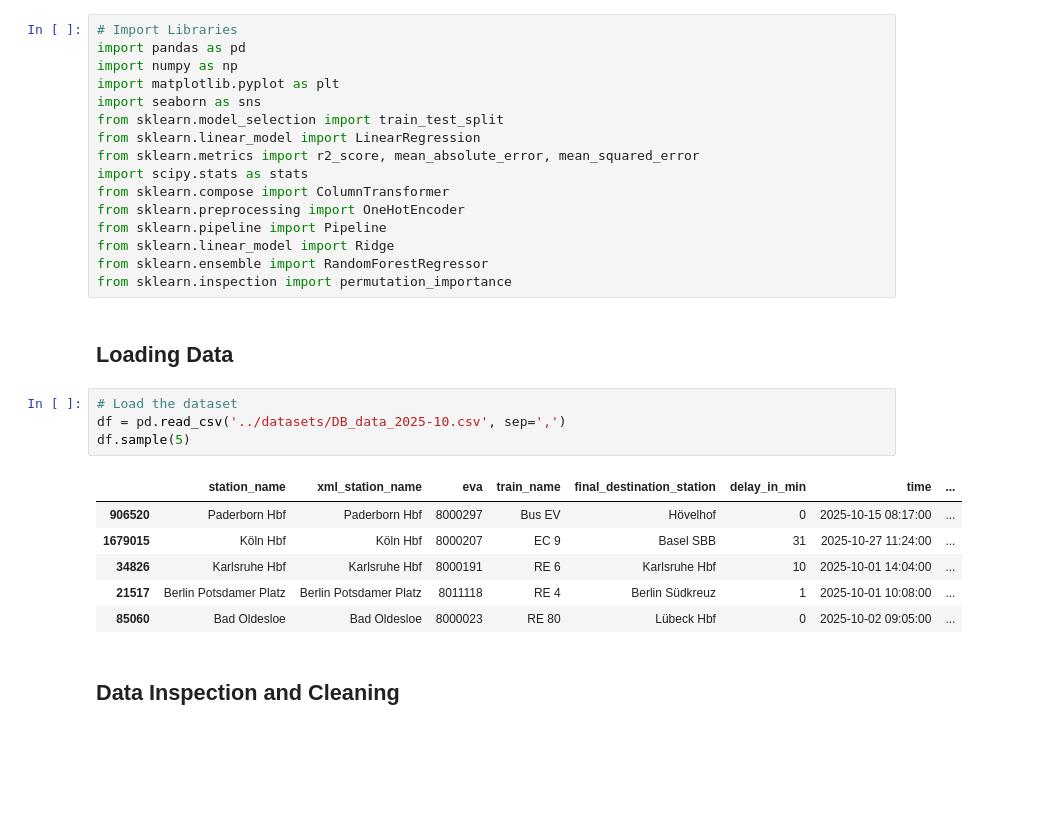
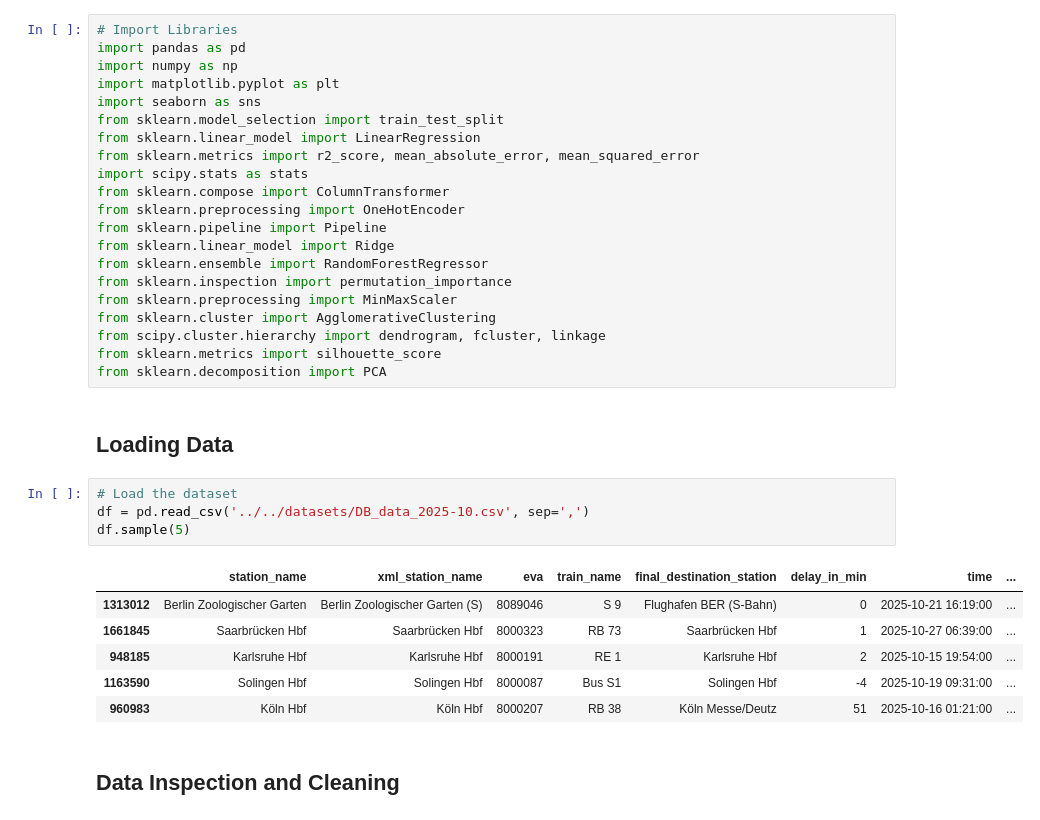
Before and after one commit to kellymegan/ASDA_2025_Group_2_Portfolio_, a Jupyter notebook: notebooks/exam_group2_notebook.ipynb, the cells around one changed output. Saved outputs shown, nothing was run; the diff lists cells and outputs as text; blank space fills up the shorter version.

```diff
--- a/notebooks/exam_group2_notebook.ipynb
+++ b/notebooks/exam_group2_notebook.ipynb
@@ -14,19 +14,24 @@ from sklearn.pipeline import Pipeline
 from sklearn.linear_model import Ridge
 from sklearn.ensemble import RandomForestRegressor
 from sklearn.inspection import permutation_importance
+from sklearn.preprocessing import MinMaxScaler
+from sklearn.cluster import AgglomerativeClustering
+from scipy.cluster.hierarchy import dendrogram, fcluster, linkage
+from sklearn.metrics import silhouette_score
+from sklearn.decomposition import PCA
 # %% [markdown]
 ## Loading Data
 # %%
 # Load the dataset
-df = pd.read_csv('../datasets/DB_data_2025-10.csv', sep=',')
+df = pd.read_csv('../../datasets/DB_data_2025-10.csv', sep=',')
 df.sample(5)
 # %% [output]
 |  | station_name | xml_station_name | eva | train_name | final_destination_station | delay_in_min | time | ... |
-| 906520 | Paderborn Hbf | Paderborn Hbf | 8000297 | Bus EV | Hövelhof | 0 | 2025-10-15 08:17:00 | ... |
-| 1679015 | Köln Hbf | Köln Hbf | 8000207 | EC 9 | Basel SBB | 31 | 2025-10-27 11:24:00 | ... |
-| 34826 | Karlsruhe Hbf | Karlsruhe Hbf | 8000191 | RE 6 | Karlsruhe Hbf | 10 | 2025-10-01 14:04:00 | ... |
-| 21517 | Berlin Potsdamer Platz | Berlin Potsdamer Platz | 8011118 | RE 4 | Berlin Südkreuz | 1 | 2025-10-01 10:08:00 | ... |
-| 85060 | Bad Oldesloe | Bad Oldesloe | 8000023 | RE 80 | Lübeck Hbf | 0 | 2025-10-02 09:05:00 | ... |
+| 1313012 | Berlin Zoologischer Garten | Berlin Zoologischer Garten (S) | 8089046 | S 9 | Flughafen BER (S-Bahn) | 0 | 2025-10-21 16:19:00 | ... |
+| 1661845 | Saarbrücken Hbf | Saarbrücken Hbf | 8000323 | RB 73 | Saarbrücken Hbf | 1 | 2025-10-27 06:39:00 | ... |
+| 948185 | Karlsruhe Hbf | Karlsruhe Hbf | 8000191 | RE 1 | Karlsruhe Hbf | 2 | 2025-10-15 19:54:00 | ... |
+| 1163590 | Solingen Hbf | Solingen Hbf | 8000087 | Bus S1 | Solingen Hbf | -4 | 2025-10-19 09:31:00 | ... |
+| 960983 | Köln Hbf | Köln Hbf | 8000207 | RB 38 | Köln Messe/Deutz | 51 | 2025-10-16 01:21:00 | ... |
 # %% [markdown]
 ## Data Inspection and Cleaning
 # %%
```
Also changed, not shown: parts of 52 cells of this notebook, 3 other files.
